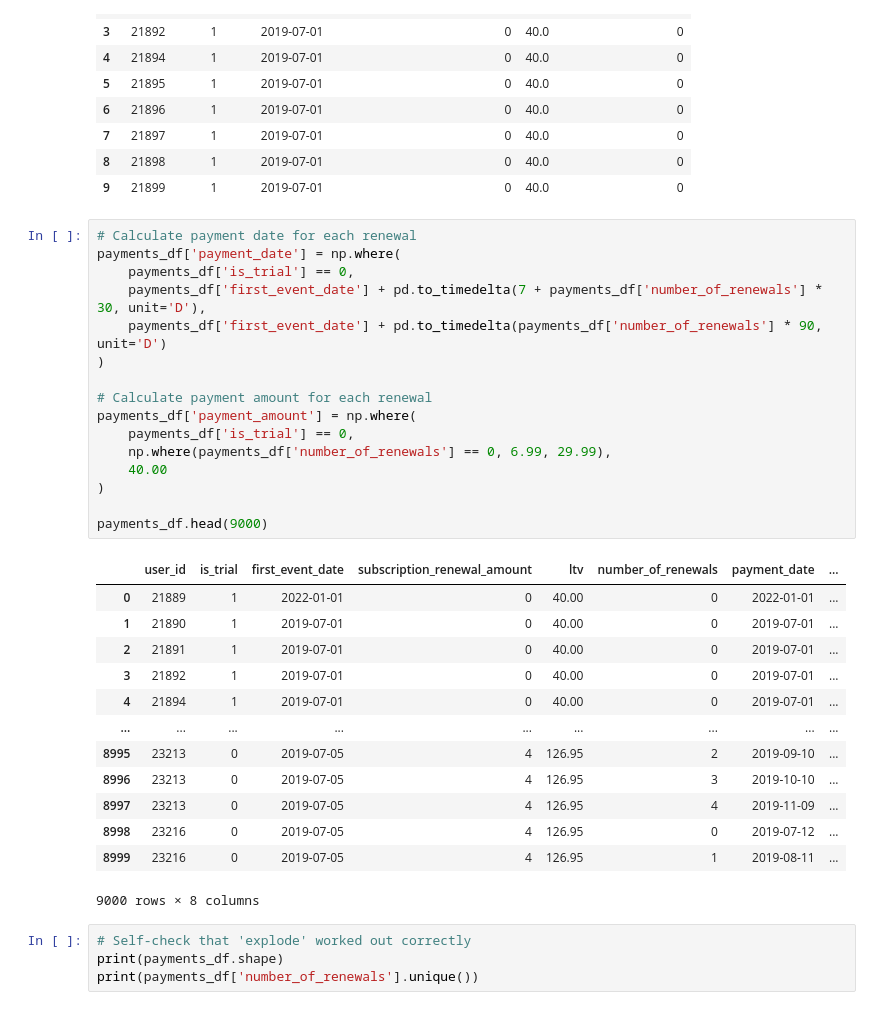
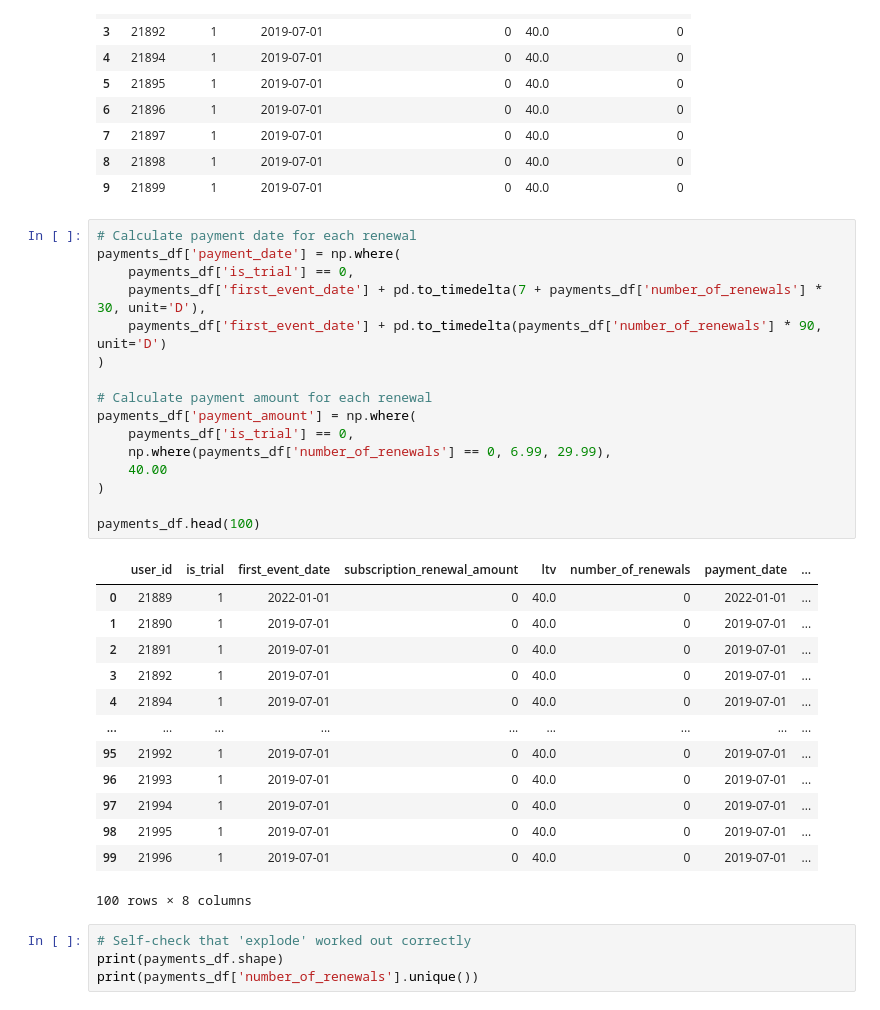
Before and after one commit to apetrovska/subscription-analysis, a Jupyter notebook: subscription_analysis_python.ipynb, the cells around one changed output. Cells and saved outputs as stored; diff of their text form.

```diff
--- a/subscription_analysis_python.ipynb
+++ b/subscription_analysis_python.ipynb
@@ -158,33 +158,33 @@ payments_df.head(10)
 # %%
 # Calculate payment date for each renewal
 payments_df['payment_date'] = np.where(
     payments_df['is_trial'] == 0,
     payments_df['first_event_date'] + pd.to_timedelta(7 + payments_df['number_of_renewals'] * 30, unit='D'),
     payments_df['first_event_date'] + pd.to_timedelta(payments_df['number_of_renewals'] * 90, unit='D')
 )
 
 # Calculate payment amount for each renewal
 payments_df['payment_amount'] = np.where(
     payments_df['is_trial'] == 0,
     np.where(payments_df['number_of_renewals'] == 0, 6.99, 29.99),
     40.00
 )
 
-payments_df.head(9000)
+payments_df.head(100)
 # %% [output]
 |  | user_id | is_trial | first_event_date | subscription_renewal_amount | ltv | number_of_renewals | payment_date | ... |
-| 0 | 21889 | 1 | 2022-01-01 | 0 | 40.00 | 0 | 2022-01-01 | ... |
-| 1 | 21890 | 1 | 2019-07-01 | 0 | 40.00 | 0 | 2019-07-01 | ... |
-| 2 | 21891 | 1 | 2019-07-01 | 0 | 40.00 | 0 | 2019-07-01 | ... |
-| 3 | 21892 | 1 | 2019-07-01 | 0 | 40.00 | 0 | 2019-07-01 | ... |
-| 4 | 21894 | 1 | 2019-07-01 | 0 | 40.00 | 0 | 2019-07-01 | ... |
+| 0 | 21889 | 1 | 2022-01-01 | 0 | 40.0 | 0 | 2022-01-01 | ... |
+| 1 | 21890 | 1 | 2019-07-01 | 0 | 40.0 | 0 | 2019-07-01 | ... |
+| 2 | 21891 | 1 | 2019-07-01 | 0 | 40.0 | 0 | 2019-07-01 | ... |
+| 3 | 21892 | 1 | 2019-07-01 | 0 | 40.0 | 0 | 2019-07-01 | ... |
+| 4 | 21894 | 1 | 2019-07-01 | 0 | 40.0 | 0 | 2019-07-01 | ... |
 | ... | ... | ... | ... | ... | ... | ... | ... | ... |
-| 8995 | 23213 | 0 | 2019-07-05 | 4 | 126.95 | 2 | 2019-09-10 | ... |
-| 8996 | 23213 | 0 | 2019-07-05 | 4 | 126.95 | 3 | 2019-10-10 | ... |
-| 8997 | 23213 | 0 | 2019-07-05 | 4 | 126.95 | 4 | 2019-11-09 | ... |
-| 8998 | 23216 | 0 | 2019-07-05 | 4 | 126.95 | 0 | 2019-07-12 | ... |
-| 8999 | 23216 | 0 | 2019-07-05 | 4 | 126.95 | 1 | 2019-08-11 | ... |
+| 95 | 21992 | 1 | 2019-07-01 | 0 | 40.0 | 0 | 2019-07-01 | ... |
+| 96 | 21993 | 1 | 2019-07-01 | 0 | 40.0 | 0 | 2019-07-01 | ... |
+| 97 | 21994 | 1 | 2019-07-01 | 0 | 40.0 | 0 | 2019-07-01 | ... |
+| 98 | 21995 | 1 | 2019-07-01 | 0 | 40.0 | 0 | 2019-07-01 | ... |
+| 99 | 21996 | 1 | 2019-07-01 | 0 | 40.0 | 0 | 2019-07-01 | ... |
-9000 rows × 8 columns
+100 rows × 8 columns
 # %%
 # Self-check that 'explode' worked out correctly
 print(payments_df.shape)
```
Also changed, not shown: parts of 2 cells of this notebook.
